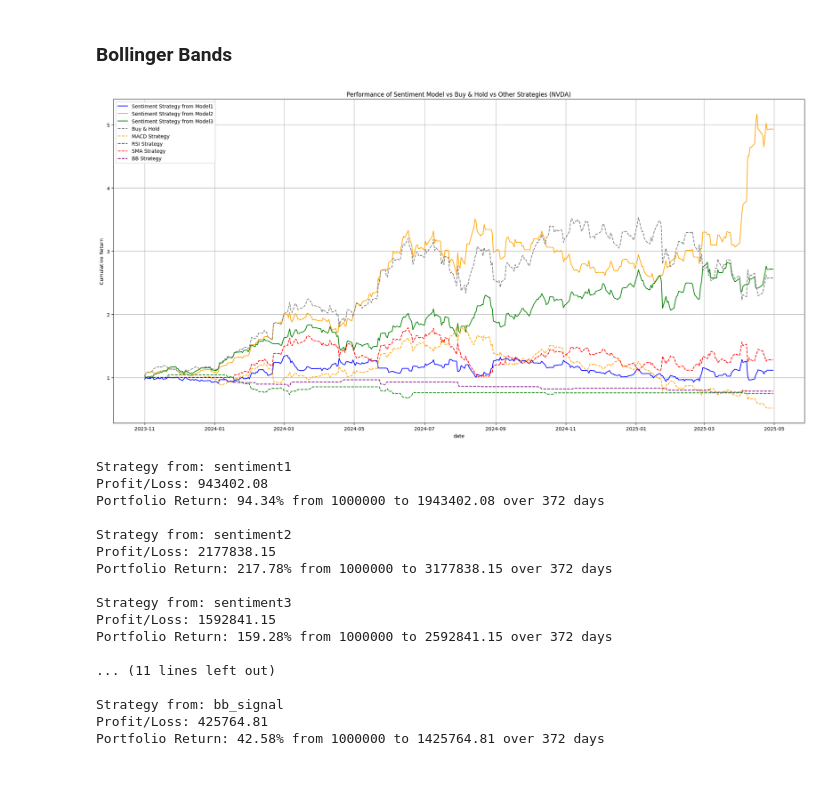
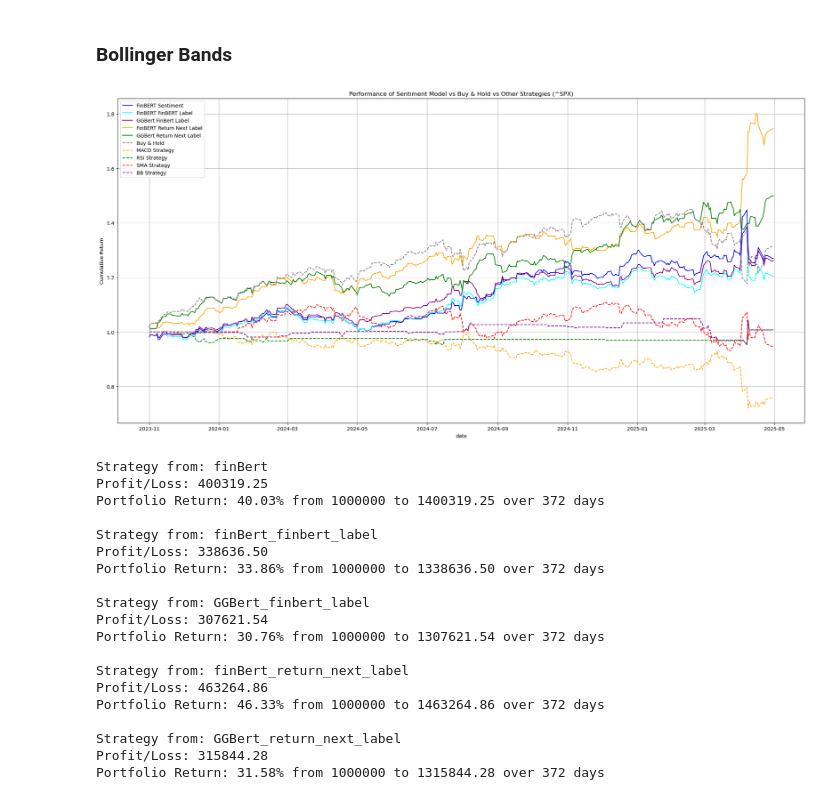
Before and after one commit to Takedaxz/NLP_Stock-Sentiment-Analysis, a Jupyter notebook: finalEvaluation.ipynb, the cells around one changed output. Saved outputs shown, nothing was run; the diff lists cells and outputs as text; code cells hidden in the pictures.

```diff
--- a/finalEvaluation.ipynb
+++ b/finalEvaluation.ipynb
@@ -13,7 +13,7 @@ from sklearn.metrics import accuracy_score, precision_score, recall_score
 # %% [markdown]
 ### Load Model
 # %%
-output_df=pd.read_csv('sentiment_data/date_sentiments_finbert_pctv1_pctv2.csv')
+output_df=pd.read_csv('sentiment_data/sentiments_final.csv')
 # %%
 output_df.sort_values(by='date', ascending=True, inplace=True)
 display(output_df.head())
@@ -34,6 +34,6 @@ display(output_df.tail())
 # %% [markdown]
 ### Choose Stock
 # %%
-stock = "NVDA"
+stock = "^SPX"
 stock_df = yf.download(stock, start="2023-01-01", end="2025-05-01", multi_level_index=False)
 # %% [output]
@@ -110,9 +110,11 @@ def sentiment_to_numeric(sentiment):
     else:
         return np.nan
 
-df['sentiment1'] = df['sentiment1'].apply(sentiment_to_numeric)
-df['sentiment2'] = df['sentiment2'].apply(sentiment_to_numeric)
-df['sentiment3'] = df['sentiment3'].apply(sentiment_to_numeric)
+df['finBert'] = df['finBert'].apply(sentiment_to_numeric)
+df['finBert_finbert_label'] = df['finBert_finbert_label'].apply(sentiment_to_numeric)
+df['GGBert_finbert_label'] = df['GGBert_finbert_label'].apply(sentiment_to_numeric)
+df['finBert_return_next_label'] = df['finBert_return_next_label'].apply(sentiment_to_numeric)
+df['GGBert_return_next_label'] = df['GGBert_return_next_label'].apply(sentiment_to_numeric)
 # %%
 df.dropna(inplace=True)
 display(df.head())
@@ -191,13 +193,17 @@ df['BB_return']=df['bb_signal'].shift(1)*df['pct_change']
 df['Next_Close'] = df['Close'].shift(-1)
 df['Return'] = (df['Next_Close'] - df['Close']) / df['Close']
 
-df['Strategy_Return_Model1'] = df['sentiment1'].shift(0) * df['Return']
-df['Strategy_Return_Model2'] = df['sentiment2'].shift(0) * df['Return']
-df['Strategy_Return_Model3'] = df['sentiment3'].shift(0) * df['Return']
+df['Strategy_Return_FinBERT'] = df['finBert'].shift(0) * df['Return']
+df['Strategy_Return_FinBERT_finbert_label'] = df['finBert_finbert_label'].shift(0) * df['Return']
+df['Strategy_Return_GGBert_finbert_label'] = df['GGBert_finbert_label'].shift(0) * df['Return']
+df['Srategy_Return_FinBERT_return_next_label'] = df['finBert_return_next_label'].shift(0) * df['Return']
+df['Strategy_Return_GGBert_return_next_label'] = df['GGBert_return_next_label'].shift(0) * df['Return']
 
-df['Model1_Cumulative'] = (1 + df['Strategy_Return_Model1'].fillna(0)).cumprod()
-df['Model2_Cumulative'] = (1 + df['Strategy_Return_Model2'].fillna(0)).cumprod()
-df['Model3_Cumulative'] = (1 + df['Strategy_Return_Model3'].fillna(0)).cumprod()
+df['FinBERT_cumulative'] = (1 + df['Strategy_Return_FinBERT'].fillna(0)).cumprod()
+df['FinBERT_finbert_label_cumulative'] = (1 + df['Strategy_Return_FinBERT_finbert_label'].fillna(0)).cumprod()
+df['GGBert_finbert_label_cumulative'] = (1 + df['Strategy_Return_GGBert_finbert_label'].fillna(0)).cumprod()
+df['FinBERT_return_next_label_cumulative'] = (1 + df['Srategy_Return_FinBERT_return_next_label'].fillna(0)).cumprod()
+df['GGBert_return_next_label_cumulative'] = (1 + df['Strategy_Return_GGBert_return_next_label'].fillna(0)).cumprod()
 df['BuyHold_Cumulative'] = (1 + df['Return'].fillna(0)).cumprod()
 df['SMA_Cumulative'] = (1 + df['sma_return'].fillna(0)).cumprod()
 df['RSI_Cumulative'] = (1 + df['RSI_return'].fillna(0)).cumprod()
@@ -205,22 +211,25 @@ df['MACD_Cumulative'] = (1 + df['MACD_return'].fillna(0)).cumprod()
 df['BB_Cumulative'] = (1 + df['BB_return'].fillna(0)).cumprod()
 # %%
 plt.figure(figsize=(20, 10))
-plt.plot(df['date'], df['Model1_Cumulative'], label='Sentiment Strategy from Model1', color='blue')
-plt.plot(df['date'], df['Model2_Cumulative'], label='Sentiment Strategy from Model2', color='orange')
-plt.plot(df['date'], df['Model3_Cumulative'], label='Sentiment Strategy from Model3', color='green')
+
+plt.plot(df['date'], df['FinBERT_cumulative'], label='FinBERT Sentiment', color='blue')
+plt.plot(df['date'], df['FinBERT_finbert_label_cumulative'], label='FinBERT FinBERT Label', color='cyan')
+plt.plot(df['date'], df['GGBert_finbert_label_cumulative'], label='GGBert FinBert Label', color='purple')
+plt.plot(df['date'], df['FinBERT_return_next_label_cumulative'], label='FinBERT Return Next Label', color='orange')
+plt.plot(df['date'], df['GGBert_return_next_label_cumulative'], label='GGBert Return Next Label', color='green')
 plt.plot(df['date'], df['BuyHold_Cumulative'], label='Buy & Hold', linestyle='--', color='gray')
 plt.plot(df['date'], df['MACD_Cumulative'], label='MACD Strategy', linestyle='--', color='orange')
 plt.plot(df['date'], df['RSI_Cumulative'], label='RSI Strategy', linestyle='--', color='green')
 plt.plot(df['date'], df['SMA_Cumulative'], label='SMA Strategy', linestyle='--', color='red')
 plt.plot(df['date'], df['BB_Cumulative'], label='BB Strategy', linestyle='--', color='purple')
 plt.title(f"Performance of Sentiment Model vs Buy & Hold vs Other Strategies ({stock})")
 plt.xlabel("date")
 plt.ylabel("Cumulative Return")
 plt.legend()
 plt.grid(True)
 plt.tight_layout()
 plt.show()
 # %% [output]
-[figure, old version]
+[figure, new version]
 # %%
 import plotly.express as px
@@ -254,28 +262,28 @@ def simulate_trading_strategy(x):
     print(f"Profit/Loss: {final_value - initial_balance:.2f}")
     print(f"Portfolio Return: {returns:.2f}% from {initial_balance} to {final_value:.2f} over {len(df)} days\n")
 # %%
-simulate_trading_strategy('sentiment1')
-simulate_trading_strategy('sentiment2')
-simulate_trading_strategy('sentiment3')
-simulate_trading_strategy('sma_signal')
-simulate_trading_strategy('rsi_signal')
-simulate_trading_strategy('macd_signal_line')
-simulate_trading_strategy('bb_signal')
+simulate_trading_strategy('finBert')
+simulate_trading_strategy('finBert_finbert_label')
+simulate_trading_strategy('GGBert_finbert_label')
+simulate_trading_strategy('finBert_return_next_label')
+simulate_trading_strategy('GGBert_return_next_label')
 # %% [output]
-Strategy from: sentiment1
-Profit/Loss: 943402.08
-Portfolio Return: 94.34% from 1000000 to 1943402.08 over 372 days
+Strategy from: finBert
+Profit/Loss: 400319.25
+Portfolio Return: 40.03% from 1000000 to 1400319.25 over 372 days
 
-Strategy from: sentiment2
-Profit/Loss: 2177838.15
-Portfolio Return: 217.78% from 1000000 to 3177838.15 over 372 days
+Strategy from: finBert_finbert_label
+Profit/Loss: 338636.50
+Portfolio Return: 33.86% from 1000000 to 1338636.50 over 372 days
 
-Strategy from: sentiment3
-Profit/Loss: 1592841.15
-Portfolio Return: 159.28% from 1000000 to 2592841.15 over 372 days
+Strategy from: GGBert_finbert_label
+Profit/Loss: 307621.54
+Portfolio Return: 30.76% from 1000000 to 1307621.54 over 372 days
 
-... (11 lines left out)
+Strategy from: finBert_return_next_label
+Profit/Loss: 463264.86
+Portfolio Return: 46.33% from 1000000 to 1463264.86 over 372 days
 
-Strategy from: bb_signal
-Profit/Loss: 425764.81
-Portfolio Return: 42.58% from 1000000 to 1425764.81 over 372 days
+Strategy from: GGBert_return_next_label
+Profit/Loss: 315844.28
+Portfolio Return: 31.58% from 1000000 to 1315844.28 over 372 days
```
Also changed, not shown: parts of 12 cells of this notebook, 2 other files.
